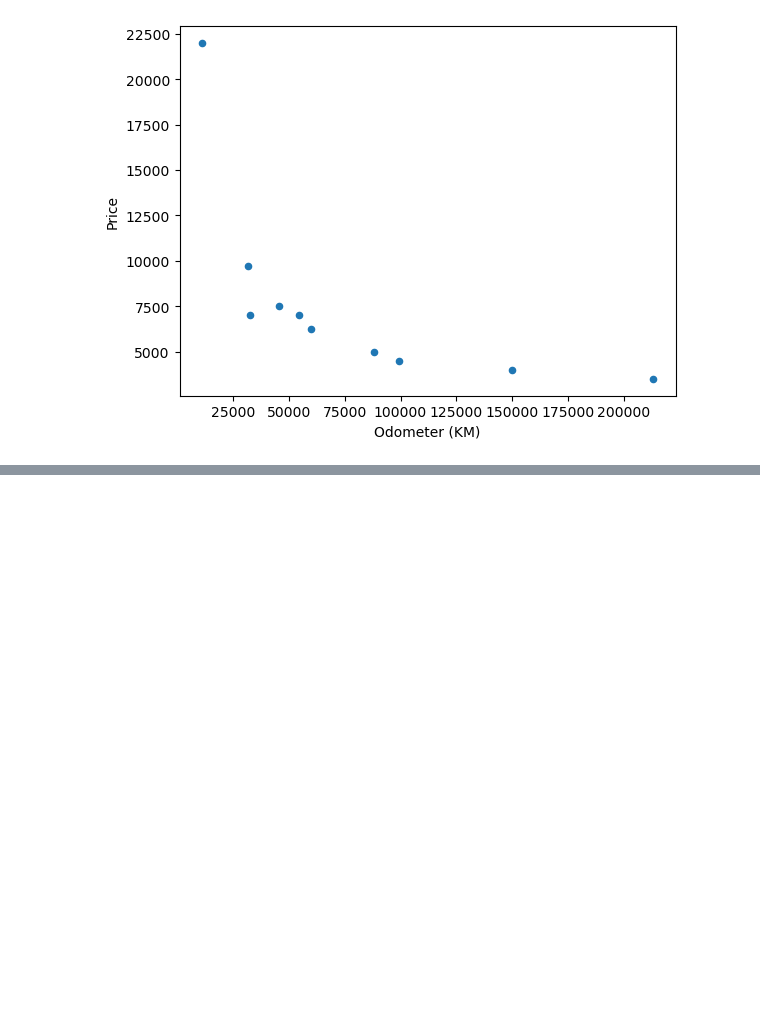
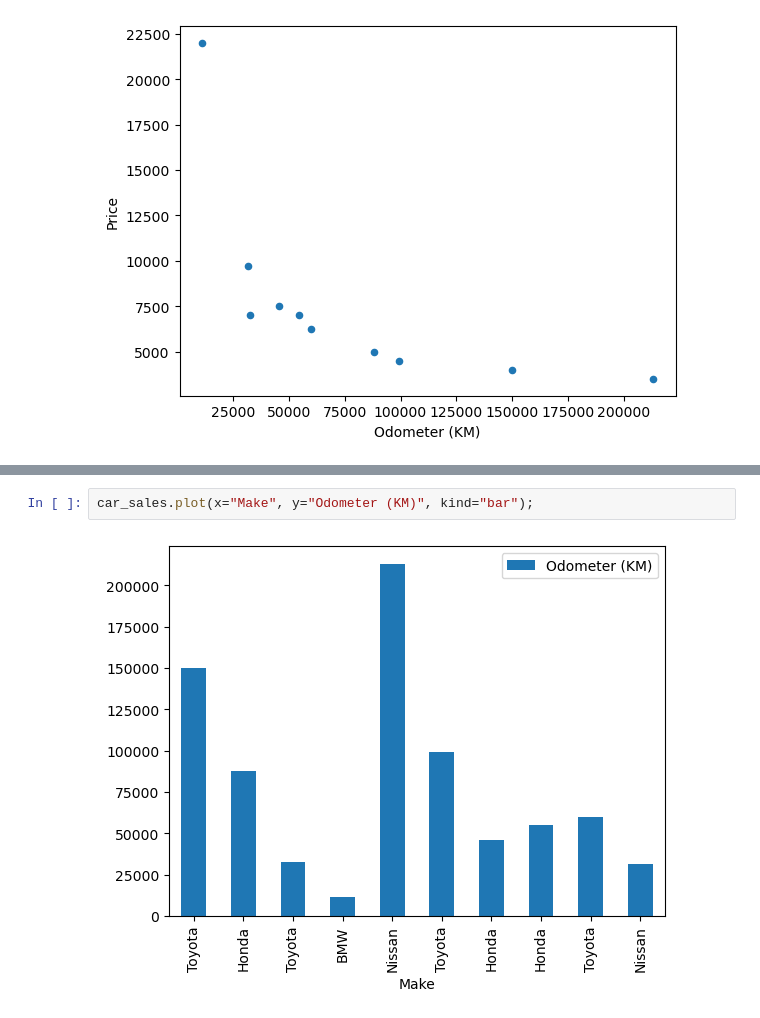
Before and after one commit to sserges/sample_project, a Jupyter notebook: intro-matplot.ipynb, the cells around one changed output, grey strips where cells are left out. Drawn from its saved outputs; the diff is of its cells as text; blank space fills up the shorter version.

```diff
--- a/intro-matplot.ipynb
+++ b/intro-matplot.ipynb
@@ -276,0 +313,4 @@ str
+# %%
+car_sales.plot(x="Make", y="Odometer (KM)", kind="bar");
+# %% [output]
+[figure, added]
```
Also changed, not shown: parts of 7 cells of this notebook.
